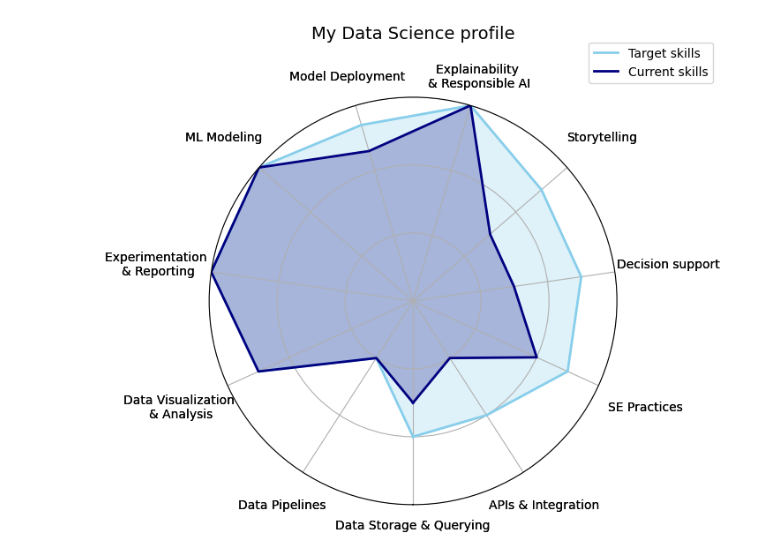
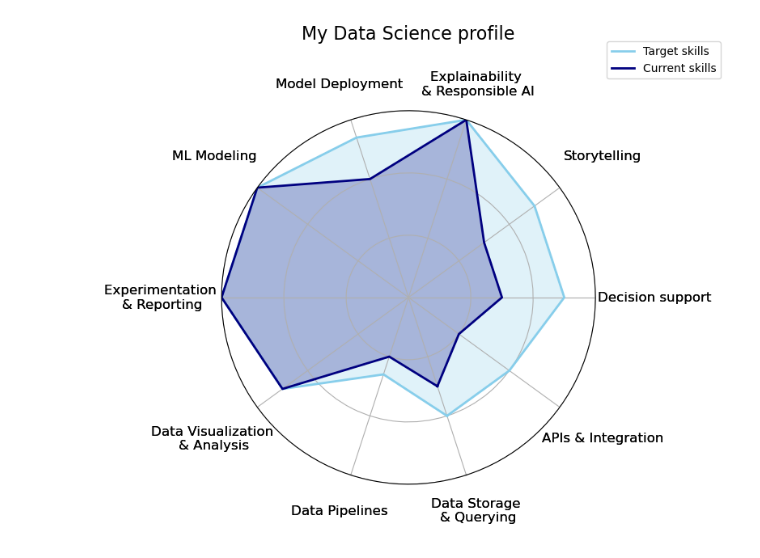
Before and after one commit to KlestDedja/klestdedja.github.io, a Jupyter notebook: images/skills_chart.ipynb, the cells around one changed output. Drawn from its saved outputs; the diff is of its cells as text; code cells hidden in the pictures.

```diff
--- a/images/skills_chart.ipynb
+++ b/images/skills_chart.ipynb
@@ -19,7 +19,7 @@ import math
 #     "APIs & Frontend Integration",
 # ]
 CATEGORIES = [
-    "Data Storage & Querying",
+    "Data Storage \n& Querying",
     "Data Pipelines",
     "Data Visualization \n& Analysis",
     "Experimentation \n& Reporting",
@@ -28,7 +28,7 @@ CATEGORIES = [
     "Explainability \n& Responsible AI",
     "Storytelling",
     "Decision support",
-    "SE Practices",
+    # "Software Engineering Practices",
     "APIs & Integration",
 ]
 
@@ -103,7 +103,7 @@ def plot_radar(
     # Category names around the circle, first delete then set them manually
     ax.set_xticks([])
 
-    label_radius = 1.1 * ax.get_ylim()[1]    # distance > 1.1 current y max
+    label_radius = 1.15 * ax.get_ylim()[1]    # distance > 1.1 current y max
 
     # extra padding since more space is needed for angles ~90 and angles ~ 270
 
@@ -117,7 +117,7 @@ def plot_radar(
             category,
             ha="center",
             va="center",
-            fontsize=10,
+            fontsize=12,
         )
     ax.set_xticks(angles[:-1])
     ax.set_xticklabels([])
@@ -129,43 +129,43 @@ def plot_radar(
     return ax
 # %%
 current_skills = {
-    "Data Storage & Querying": 1.5,
-    "Data Pipelines": 1.0,
+    "Data Storage \n& Querying": 1.5,
+    "Data Pipelines": 0.9,
     "Data Visualization \n& Analysis": 2.5,
     "Experimentation \n& Reporting": 3.0,
     "ML Modeling": 3.0,
-    "Model Deployment": 2.3,
+    "Model Deployment": 2.0,
     "Explainability \n& Responsible AI": 3.0,
     "Storytelling": 1.5,
     "Decision support": 1.5,
-    "SE Practices": 1.8,
+    # "SE Practices": 1.8,
     "APIs & Integration": 1.0,
 }
 
 
 target_skills = {
-    "Data Storage & Querying": 2.0,
-    "Data Pipelines": 1.0,
+    "Data Storage \n& Querying": 2.0,
+    "Data Pipelines": 1.3,
     "Data Visualization \n& Analysis": 2.5,
     "Experimentation \n& Reporting": 3.0,
     "ML Modeling": 3.0,
     "Model Deployment": 2.7,
     "Explainability \n& Responsible AI": 3.0,
     "Storytelling": 2.5,
     "Decision support": 2.5,
-    "SE Practices": 2.5,
+    # "SE Practices": 2.5,
     "APIs & Integration": 2.0,
 }
 
 # Create one axis and overlay both plots
 fig, ax = plt.subplots(figsize=(6, 6), subplot_kw=dict(polar=True), dpi=100)
-ax.set_title("My Data Science profile", va="bottom", fontsize=14, pad=45)
+ax.set_title("My Data Science profile", va="bottom", fontsize=16, pad=60)
 
 plot_radar(target_skills, label="Target skills", color="skyblue", alpha=0.25, ax=ax)
 plot_radar(current_skills, label="Current skills", color="navy", alpha=0.25, ax=ax)
 
-ax.legend(loc="upper right", bbox_to_anchor=(1.25, 1.15))
+ax.legend(loc="upper right", bbox_to_anchor=(1.35, 1.2))
 plt.savefig("skills-chart-profile.png", bbox_inches="tight")
 plt.show()
 # %% [output]
-[figure, old version]
+[figure, new version]
```
Also changed, not shown: 2 other files.
